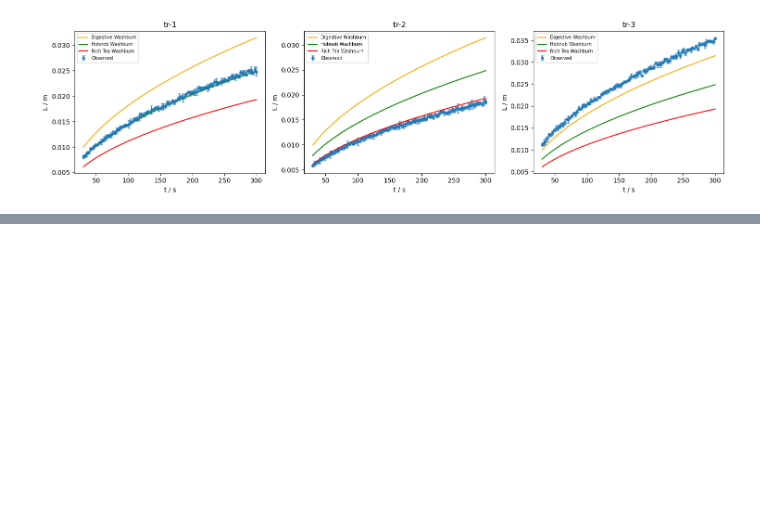
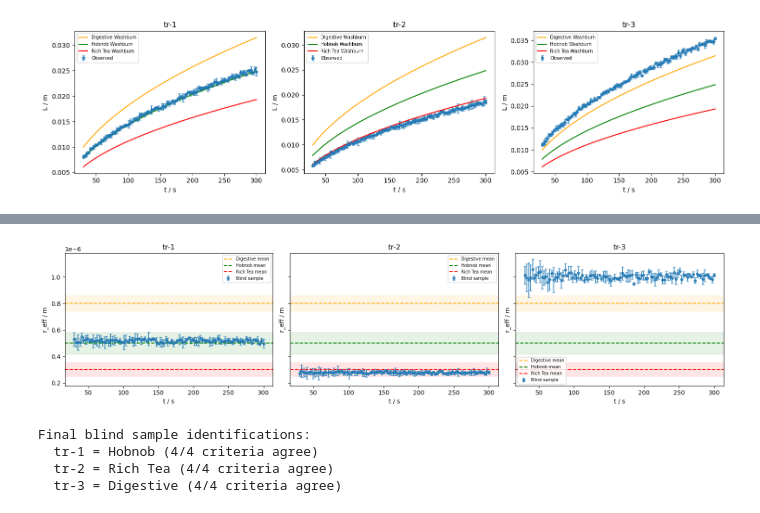
Before and after one commit to nickhardman3/Y4_Biscuit_Dunking, a Jupyter notebook: Assignment2.ipynb, the cells around one changed output, grey strips where cells are left out. Drawn from its saved outputs; the diff is of its cells as text; code cells hidden in the pictures; blank space fills up the shorter version.

Commit message:
Added an identification for the blind samples

```diff
--- a/Assignment2.ipynb
+++ b/Assignment2.ipynb
@@ -847,0 +880,73 @@ print(pd.DataFrame(ablation_reg))
+# %%
+labelled_radius_stats = (dunk_phys.groupby("biscuit")["r_eff"].agg(["count", "mean", "median", "std", "min", "max"]).sort_values("mean", ascending=False))
+print("Labelled biscuit r_eff summary:")
+print(labelled_radius_stats)
+
+radius_kdes = {} #build KDEs on labelled class radius distributions
+for biscuit in biscuit_order:
+    values = dunk_phys.loc[dunk_phys["biscuit"] == biscuit, "r_eff"].dropna().values
+    radius_kdes[biscuit] = gaussian_kde(values)
+
+def kde_loglikelihood(sample_values, kde):
+    vals = np.asarray(sample_values)
+    dens = kde(vals)
+    dens = np.clip(dens, 1e-300, None)
+    return np.sum(np.log(dens))
+
+def weighted_rmse(y_true, y_pred, y_err): #weighted RMSE using dL uncertainties
+    w = 1.0 / np.square(y_err)
+    return np.sqrt(np.sum(w * (y_true - y_pred)**2) / np.sum(w))
+
+summary_rows = []
+
+for sample_name, df in blind_phys.items():
+    sample_mean_r = df["r_eff"].mean()
+    sample_median_r = df["r_eff"].median()
+
+    mean_diff, median_diff, kde_loglik, curve_wrmse = {}, {}, {}, {}
+
+    for biscuit, row in labelled_radius_stats.iterrows():
+        mean_diff[biscuit] = abs(sample_mean_r - row["mean"])
+        median_diff[biscuit] = abs(sample_median_r - row["median"])
+        kde_loglik[biscuit] = kde_loglikelihood(df["r_eff"].dropna().values, radius_kdes[biscuit])
+
+        pred_L = washburn_curve(df["t"].values, row["mean"]) #predict L using each class mean r
+        curve_wrmse[biscuit] = weighted_rmse(df["L"].values, pred_L, df["dL"].values)
+
+    best_by_mean = min(mean_diff, key=mean_diff.get)
+    best_by_median = min(median_diff, key=median_diff.get)
+    best_by_kde = max(kde_loglik, key=kde_loglik.get)
+    best_by_curve = min(curve_wrmse, key=curve_wrmse.get)
+
+    votes = [best_by_mean, best_by_median, best_by_kde, best_by_curve]
+    consensus = pd.Series(votes).value_counts().idxmax()
+    n_votes = pd.Series(votes).value_counts().max()
+
+    summary_rows.append({"sample": sample_name, "mean_r_eff": sample_mean_r, "fitted_r": blind_fit_results[sample_name]["r_fit"], "best_by_mean_r": best_by_mean, "best_by_median_r": best_by_median, "best_by_kde": best_by_kde, "best_by_curve_wrmse": best_by_curve, "consensus": consensus, "votes": f"{n_votes}/4", "wrmse_digestive": curve_wrmse["Digestive"], "wrmse_hobnob": curve_wrmse["Hobnob"], "wrmse_rich_tea": curve_wrmse["Rich Tea"],})
+
+blind_summary = pd.DataFrame(summary_rows)
+print("\nBlind sample identification summary:")
+print(blind_summary.to_string())
+
+fig, axes = plt.subplots(1, 3, figsize=(16, 4), sharey=True) #r_eff vs t plots with class bands
+
+for ax, (sample_name, df) in zip(axes, blind_phys.items()):
+    ax.errorbar(df["t"], df["r_eff"], yerr=df["dr_eff"], fmt="o", capsize=2, ms=4, alpha=0.8, label="Blind sample")
+    colours = {"Digestive": "orange", "Hobnob": "green", "Rich Tea": "red"}
+    for biscuit, colour in colours.items():
+        mu = labelled_radius_stats.loc[biscuit, "mean"]
+        sigma = labelled_radius_stats.loc[biscuit, "std"]
+        ax.axhline(mu, color=colour, linestyle="--", label=f"{biscuit} mean")
+        ax.axhspan(mu - sigma, mu + sigma, alpha=0.1, color=colour)
+    ax.set_title(sample_name)
+    ax.set_xlabel("t / s")
+    ax.set_ylabel("r_eff / m")
+    ax.ticklabel_format(axis="y", style="sci", scilimits=(0, 0))
+    ax.legend(fontsize=7)
+plt.tight_layout()
+plt.show()
+
+print("\nFinal blind sample identifications:")
+for _, row in blind_summary.iterrows():
+    print(f"{row['sample']} = {row['consensus']} ({row['votes']} criteria agree)")
+# %% [output]
@@ -847,0 +971,5 @@ print(pd.DataFrame(ablation_reg))
+[figure, added]
+Final blind sample identifications:
+  tr-1 = Hobnob (4/4 criteria agree)
+  tr-2 = Rich Tea (4/4 criteria agree)
+  tr-3 = Digestive (4/4 criteria agree)
```
Also changed, not shown: parts of 4 cells of this notebook.
